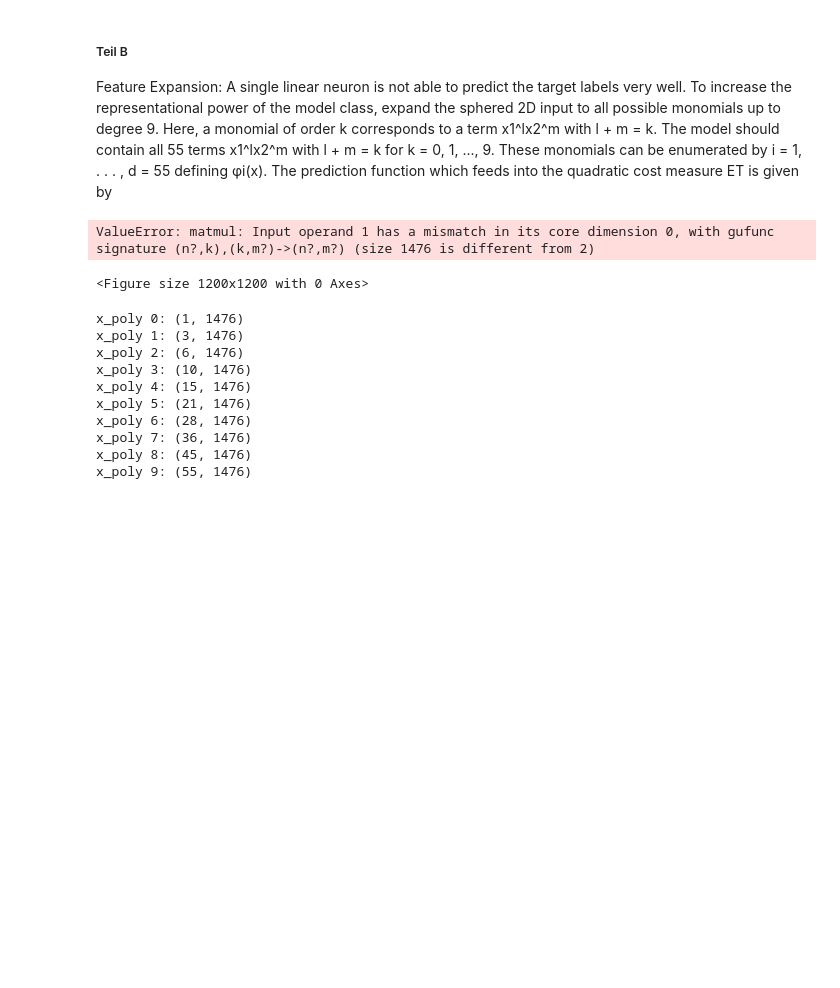
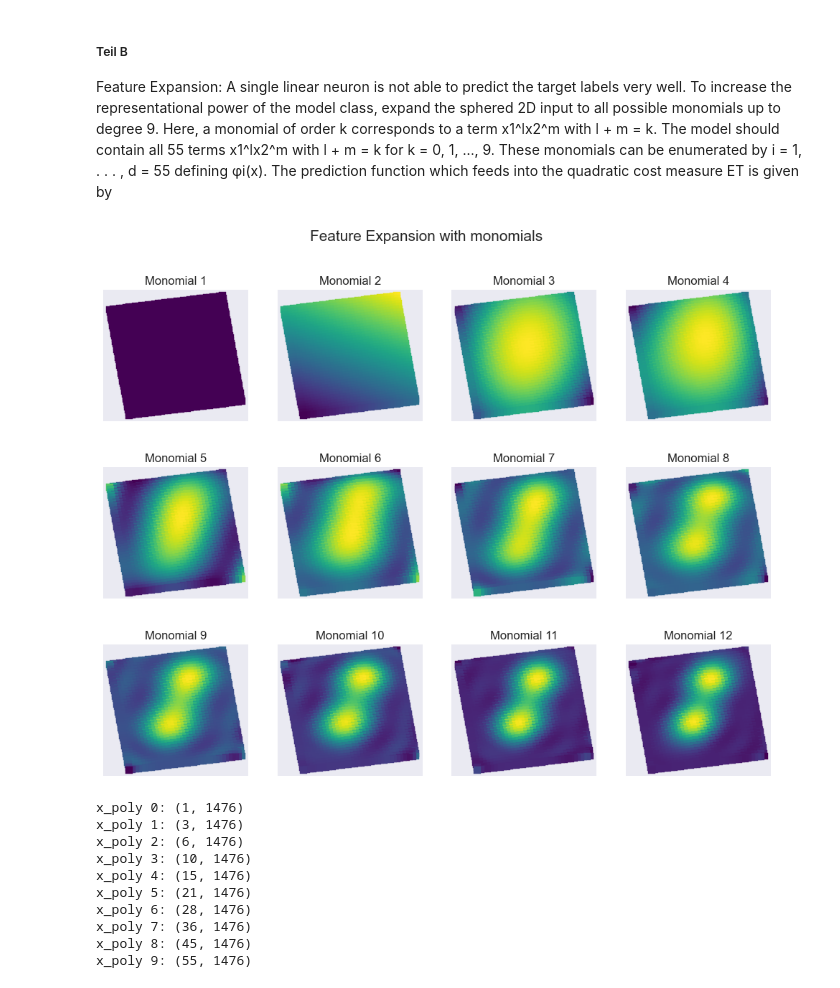
Before and after one commit to Javiermateor/Machine-Intelligence-I, a Jupyter notebook: Exercises/Exercise_05.ipynb, the cells around one changed output. Cells and saved outputs as stored; diff of their text form; code cells hidden in the pictures; blank space fills up the shorter version.

```diff
--- a/Exercises/Exercise_05.ipynb
+++ b/Exercises/Exercise_05.ipynb
@@ -205,57 +200,48 @@ monomials can be enumerated by i = 1, . . . , d = 55 defining φi(x). The predic
 which feeds into the quadratic cost measure ET is given by
 # %%
 # demonstrate the types of features created
-from numpy import asarray
 from sklearn.preprocessing import PolynomialFeatures
 
-# define dataset
-data_validate = np.genfromtxt('Data/ValidationRidge.csv', delimiter=',',dtype=float, skip_header=1)
-x_validate = data_validate[:,0:2]
-yT = data_validate[:,2]
-x_sphered2 = ZCA_spherer(x_validate)
+#Using the validation set to test the monomial expansion for feature expansion
 
 fig = plt.figure(figsize=(12,12))
 fig.suptitle('Feature Expansion with monomials', fontsize=15, y=0.95)
 y_regression = []
+
 for i in range(12):
     #Performing the polynomial transformation with monomials
     poly = PolynomialFeatures(degree=i)
-    x_poly = poly.fit_transform(x_test_sphere).T #transposing the data to get the correct shape
+    x_poly = poly.fit_transform(x_test_sphere.T).T #transposing the data to get the correct shape
     # print(f'x_poly {i}: {x_poly.shape}')
 
     phi = x_poly
 
-    w = np.linalg.inv(phi @ phi.T)@ phi @ yT
-    w = w.reshape(-1,1)
+    w = np.linalg.inv(phi @ phi.T)@ phi @ yT_validate.T
+    # w = w.reshape(-1,1)
     y_predicted = w.T @ phi
     y_regression.append(np.array(y_predicted))
 
     ax = fig.add_subplot(4,4,i+1)
 
     #Plotting the data
-    #Normal data
+
+    # #Normal data
     # ax.scatter(x_validate[:,0], x_validate[:,1], c=y_predicted, cmap='viridis')
-    # #Sphered data
-    ax.scatter(x_sphered2[:,0], x_sphered2[:,1], c=y_predicted, cmap='viridis', marker = 's')
+
+    # Sphered data
+    ax.scatter(x_test_sphere[0,:], x_test_sphere[1,:], c=y_predicted, cmap='viridis', marker = 's')
 
     #remove the ticks
     ax.set_xticks([])
     ax.set_yticks([])
-
-    # set a better scale
-    # ax.set_xscale('symlog')
-    # ax.set_yscale('symlog')
-    # ax.set_ylim([-10^-400,10^-400])
-    # ax.set_xlim([-10^-400,10^-400])
 
     ax.title.set_text(f'Monomial {i+1}')
 plt.subplots_adjust(hspace=0.35)
 
 #frage: eigenvalues =0, weil die daten nicht zentriert sind? -> ja, aber dann ist die matrix nicht invertierbar
 #problem with the diagonal matrix **-1/2 -> not invertible
 # %% [output]
-ValueError: matmul: Input operand 1 has a mismatch in its core dimension 0, with gufunc signature (n?,k),(k,m?)->(n?,m?) (size 1476 is different from 2)
-<Figure size 1200x1200 with 0 Axes>
+[figure, added]
 # %%
 for i in range(10):
     #Performing the polynomial transformation with monomials
```
Also changed, not shown: parts of 7 cells of this notebook.
